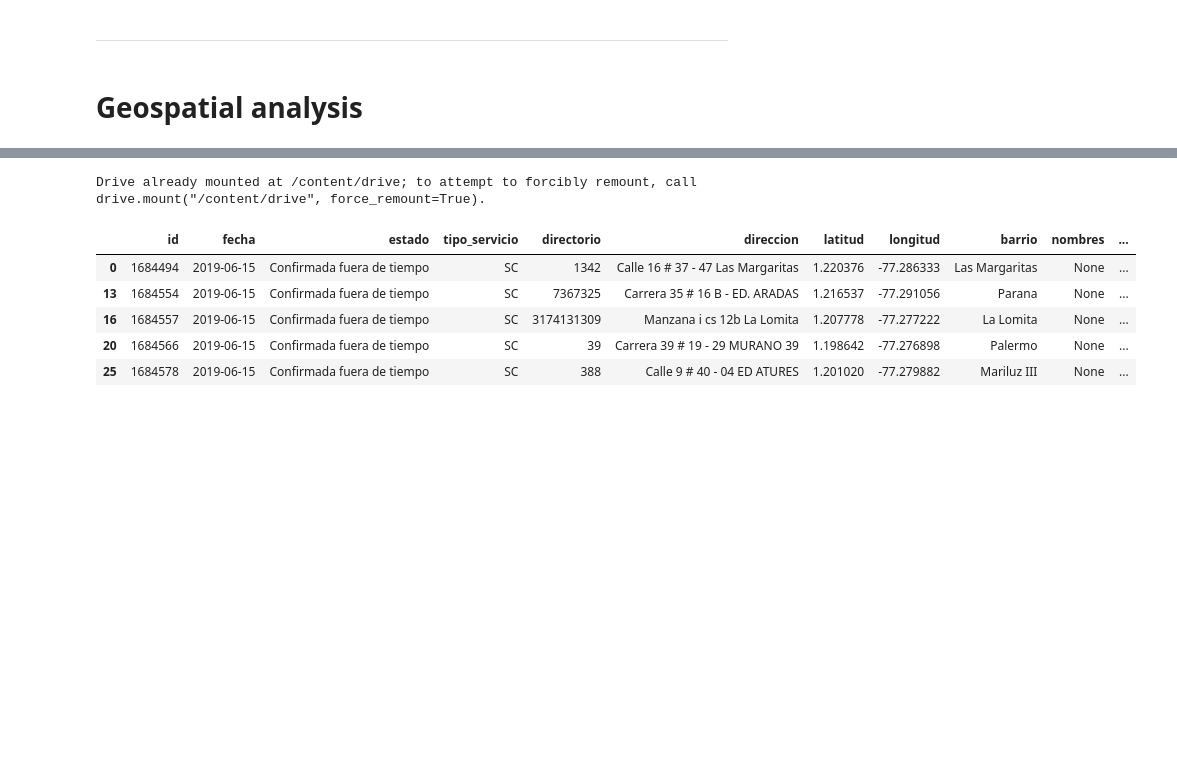
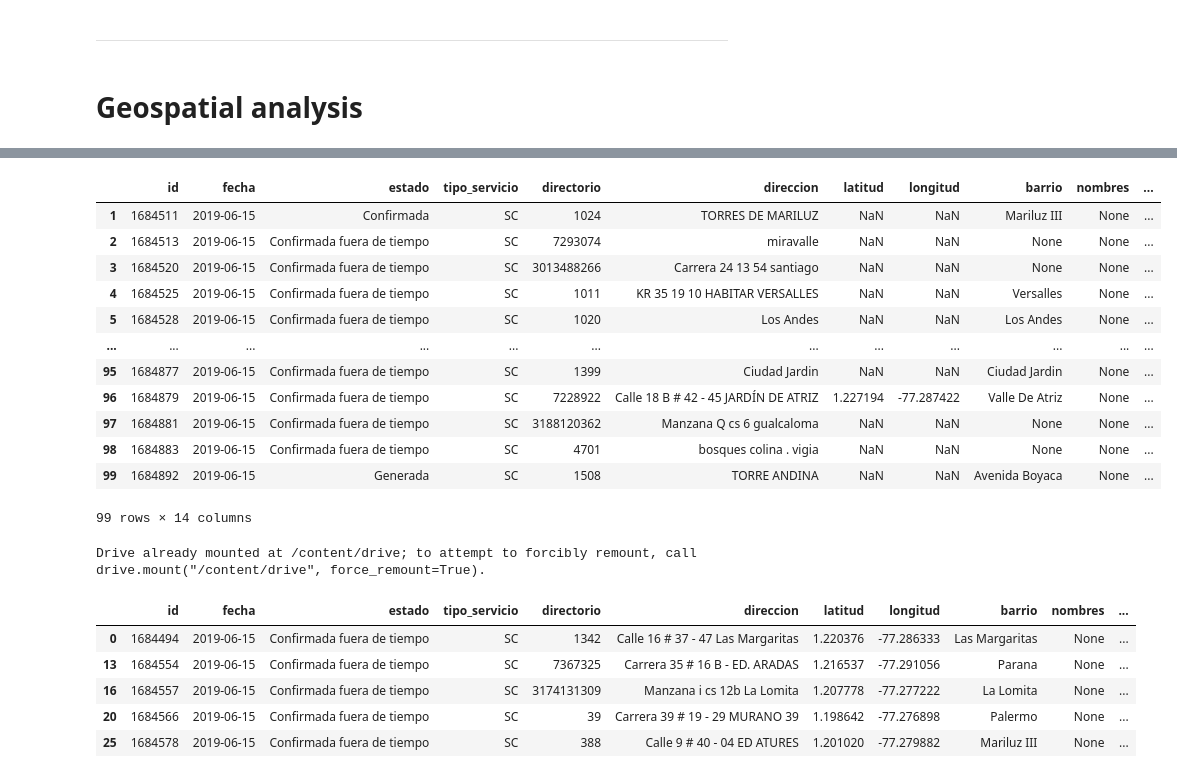
Before and after one commit to jjpizarro/datascience, a Jupyter notebook: EDA-project-ds4a.ipynb, the cells around one changed output, grey strips where cells are left out. Cells and saved outputs as stored; diff of their text form; code cells hidden in the pictures; blank space fills up the shorter version.

```diff
--- a/EDA-project-ds4a.ipynb
+++ b/EDA-project-ds4a.ipynb
@@ -422,3 +505,19 @@ Distribution of genero data
+# %%
+df_taxisrcp[df_taxisrcp.lat.notnull()]
+# %% [output]
+|  | id | fecha | estado | tipo_servicio | directorio | direccion | latitud | longitud | barrio | nombres | ... |
+| 1 | 1684511 | 2019-06-15 | Confirmada | SC | 1024 | TORRES DE MARILUZ | NaN | NaN | Mariluz III | None | ... |
+| 2 | 1684513 | 2019-06-15 | Confirmada fuera de tiempo | SC | 7293074 | miravalle | NaN | NaN | None | None | ... |
+| 3 | 1684520 | 2019-06-15 | Confirmada fuera de tiempo | SC | 3013488266 | Carrera 24 13 54 santiago | NaN | NaN | None | None | ... |
+| 4 | 1684525 | 2019-06-15 | Confirmada fuera de tiempo | SC | 1011 | KR 35 19 10 HABITAR VERSALLES | NaN | NaN | Versalles | None | ... |
+| 5 | 1684528 | 2019-06-15 | Confirmada fuera de tiempo | SC | 1020 | Los Andes | NaN | NaN | Los Andes | None | ... |
+| ... | ... | ... | ... | ... | ... | ... | ... | ... | ... | ... | ... |
+| 95 | 1684877 | 2019-06-15 | Confirmada fuera de tiempo | SC | 1399 | Ciudad Jardin | NaN | NaN | Ciudad Jardin | None | ... |
+| 96 | 1684879 | 2019-06-15 | Confirmada fuera de tiempo | SC | 7228922 | Calle 18 B # 42 - 45 JARDÍN DE ATRIZ | 1.227194 | -77.287422 | Valle De Atriz | None | ... |
+| 97 | 1684881 | 2019-06-15 | Confirmada fuera de tiempo | SC | 3188120362 | Manzana Q cs 6 gualcaloma | NaN | NaN | None | None | ... |
+| 98 | 1684883 | 2019-06-15 | Confirmada fuera de tiempo | SC | 4701 | bosques colina . vigia | NaN | NaN | None | None | ... |
+| 99 | 1684892 | 2019-06-15 | Generada | SC | 1508 | TORRE ANDINA | NaN | NaN | Avenida Boyaca | None | ... |
+99 rows × 14 columns
 # %%
 from google.colab import drive
 drive.mount('/content/drive')
```
Also changed, not shown: parts of 13 cells of this notebook.
